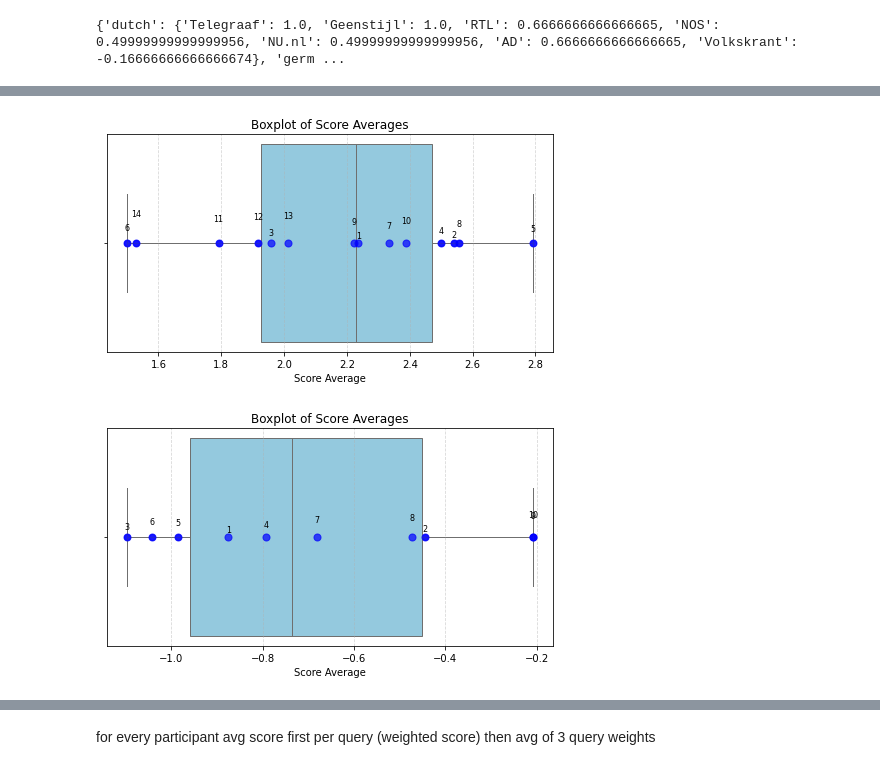
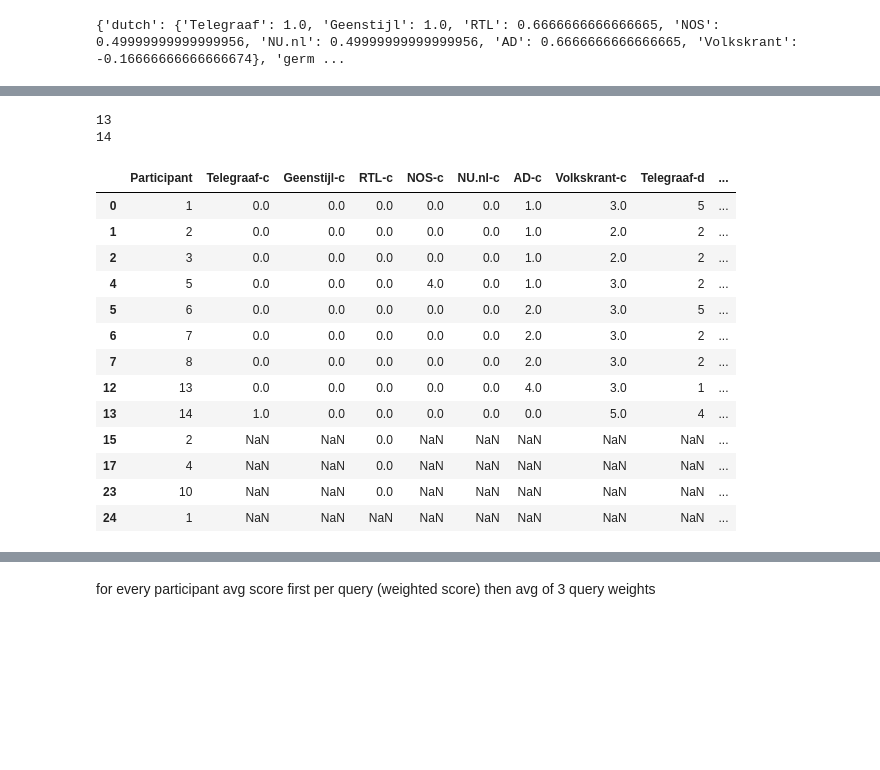
Before and after one commit to teauteau/ir_personalisation, a Jupyter notebook: data_analyzation.ipynb, the cells around one changed output, grey strips where cells are left out. Cells and saved outputs as stored; diff of their text form; code cells hidden in the pictures; blank space fills up the shorter version.

```diff
--- a/data_analyzation.ipynb
+++ b/data_analyzation.ipynb
@@ -160,6 +192,0 @@ german_df_extended = compute_scores(german_df, 'german')
-# %%
-plot_avg(dutch_df_extended)
-plot_avg(german_df_extended)
-# %% [output]
-[figure, removed]
-[figure, removed]
@@ -165,0 +199,21 @@ plot_avg(german_df_extended)
+# %%
+print(len(df_m))
+print(len(df_f))
+df_m
+# %% [output]
+13
+14
+|  | Participant | Telegraaf-c | Geenstijl-c | RTL-c | NOS-c | NU.nl-c | AD-c | Volkskrant-c | Telegraaf-d | ... |
+| 0 | 1 | 0.0 | 0.0 | 0.0 | 0.0 | 0.0 | 1.0 | 3.0 | 5 | ... |
+| 1 | 2 | 0.0 | 0.0 | 0.0 | 0.0 | 0.0 | 1.0 | 2.0 | 2 | ... |
+| 2 | 3 | 0.0 | 0.0 | 0.0 | 0.0 | 0.0 | 1.0 | 2.0 | 2 | ... |
+| 4 | 5 | 0.0 | 0.0 | 0.0 | 4.0 | 0.0 | 1.0 | 3.0 | 2 | ... |
+| 5 | 6 | 0.0 | 0.0 | 0.0 | 0.0 | 0.0 | 2.0 | 3.0 | 5 | ... |
+| 6 | 7 | 0.0 | 0.0 | 0.0 | 0.0 | 0.0 | 2.0 | 3.0 | 2 | ... |
+| 7 | 8 | 0.0 | 0.0 | 0.0 | 0.0 | 0.0 | 2.0 | 3.0 | 2 | ... |
+| 12 | 13 | 0.0 | 0.0 | 0.0 | 0.0 | 0.0 | 4.0 | 3.0 | 1 | ... |
+| 13 | 14 | 1.0 | 0.0 | 0.0 | 0.0 | 0.0 | 0.0 | 5.0 | 4 | ... |
+| 15 | 2 | NaN | NaN | 0.0 | NaN | NaN | NaN | NaN | NaN | ... |
+| 17 | 4 | NaN | NaN | 0.0 | NaN | NaN | NaN | NaN | NaN | ... |
+| 23 | 10 | NaN | NaN | 0.0 | NaN | NaN | NaN | NaN | NaN | ... |
+| 24 | 1 | NaN | NaN | NaN | NaN | NaN | NaN | NaN | NaN | ... |
```
Also changed, not shown: parts of 13 cells of this notebook, 3 other files.
